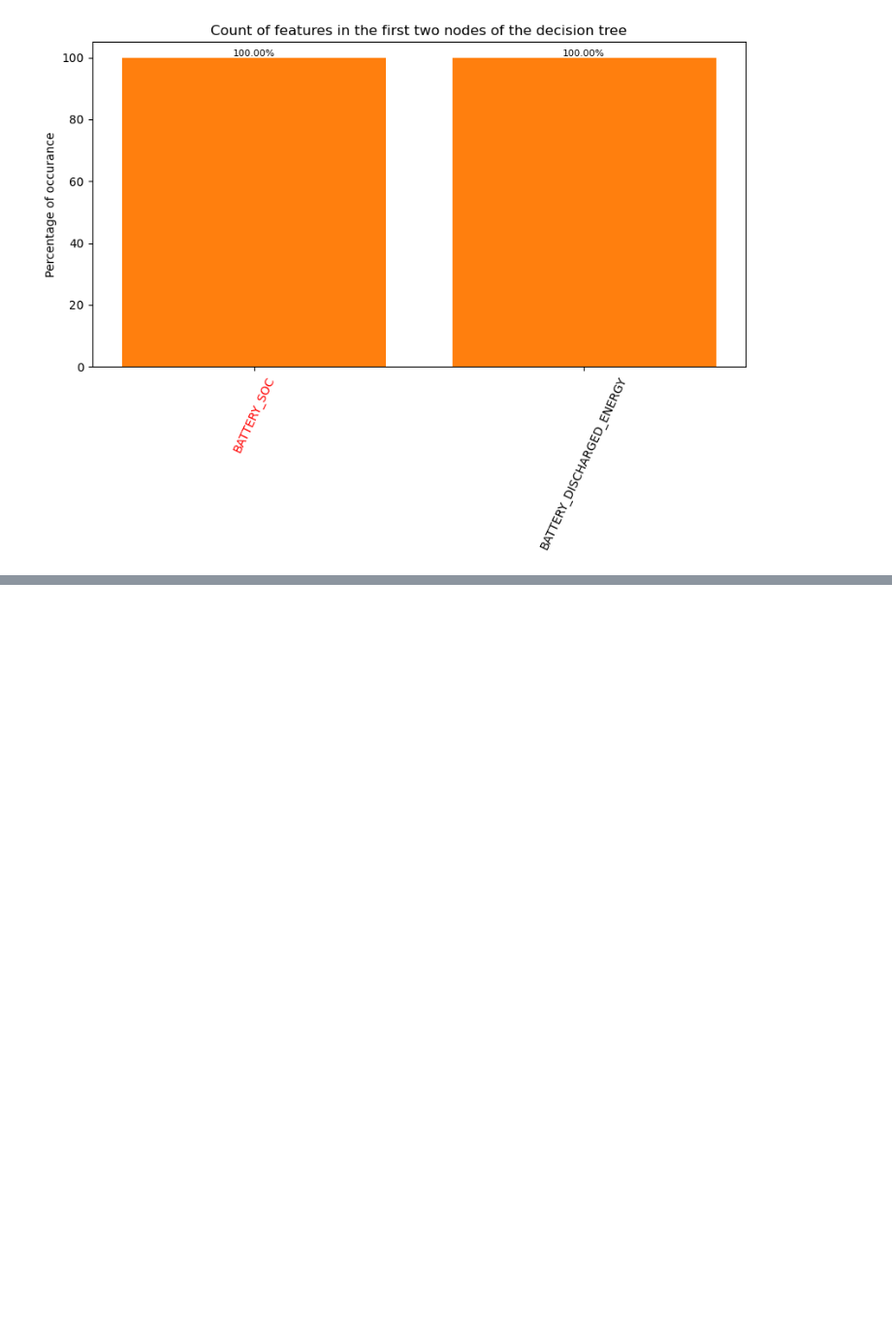
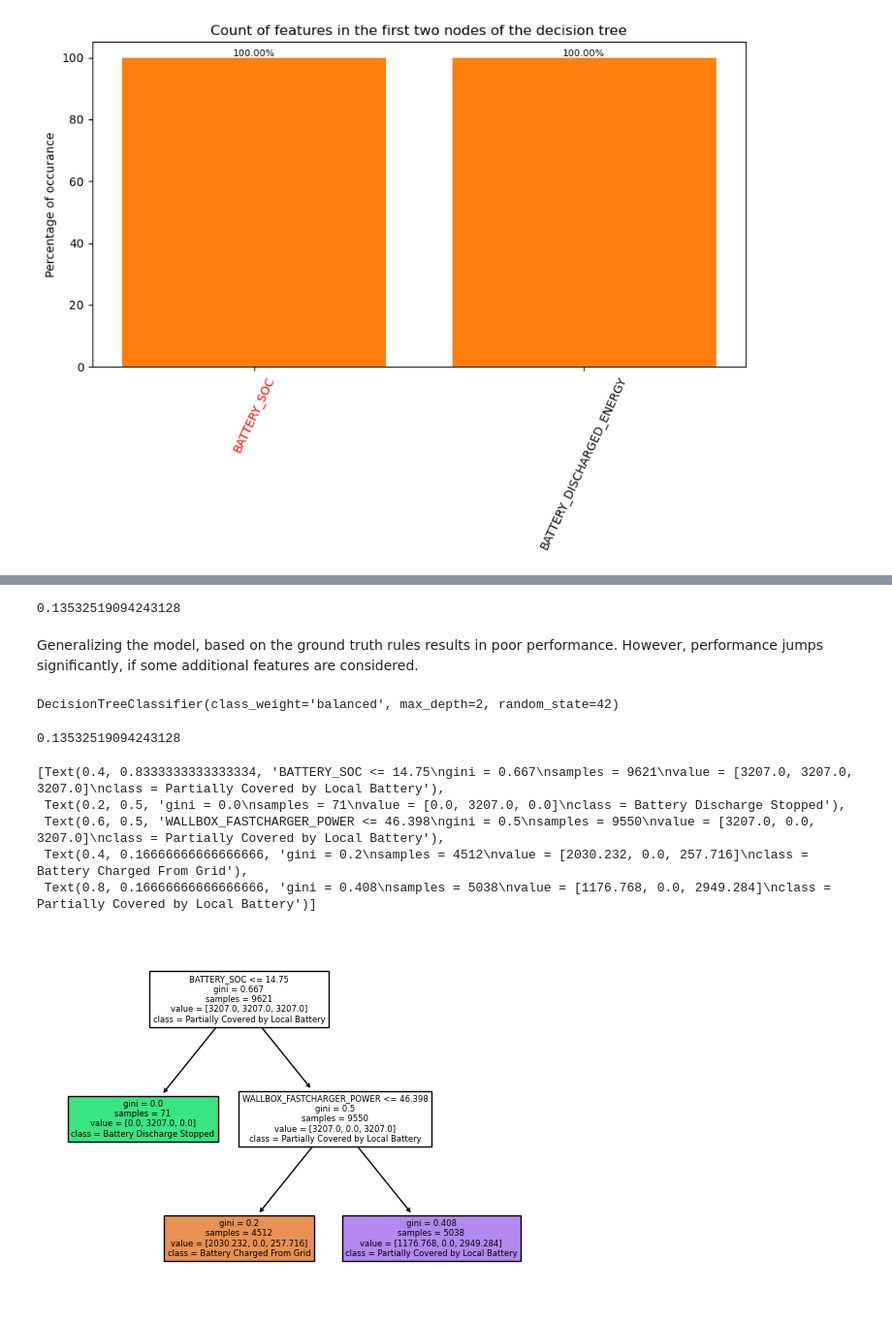
Before and after one commit to SanchoSamba/DS-project, a Jupyter notebook: Urh.ipynb, the cells around one changed output, grey strips where cells are left out. Shown at 97% size. Cells and saved outputs as stored; diff of their text form; code cells hidden in the pictures; blank space fills up the shorter version.

```diff
--- a/Urh.ipynb
+++ b/Urh.ipynb
@@ -245,7 +245,8 @@ def label_charging(row):
 # Apply the labeling function to create the new column "DRAWN_FROM"
 df_GT["DRAWN_FROM"] = df_GT.apply(label_charging, axis=1)
 # %%
-DROPPED_COLUMNS = ['DRAWN_FROM', '_time', 'GARAGE_EXTERNAL_POWER', 'POWER_SUPPLY', 'BATTERY_DISCHARGE_POWER', 'POWER_DEMAND_EXCEEDS_SUPPLY', 'POWER_EXCEEDS_LIMIT', 'POWER_DEMAND', 'WALLBOX_FASTCHARGER_POWER', 'WALLBOX_FASTCHARGER_ENERGY', 'WALLBOX_ALPHA_ENERGY', 'WALLBOX_ALPHA_POWER', 'BATTERY_CHARGED_ENERGY']
+DROPPED_COLUMNS = ['DRAWN_FROM', '_time', "BATTERY_DISCHARGED_ENERGY", 'GARAGE_EXTERNAL_POWER', 'POWER_SUPPLY', 'BATTERY_DISCHARGE_POWER', 'POWER_DEMAND_EXCEEDS_SUPPLY', 'POWER_EXCEEDS_LIMIT',
+                   'POWER_DEMAND', 'WALLBOX_FASTCHARGER_POWER', 'WALLBOX_FASTCHARGER_ENERGY', 'WALLBOX_ALPHA_ENERGY', 'WALLBOX_ALPHA_POWER', 'BATTERY_CHARGED_ENERGY']
 tree = DecisionTreeClassifier(random_state=42, max_depth=2, class_weight='balanced')
 y = df_GT['DRAWN_FROM']
 X = df_GT[['BATTERY_SOC']]     #.drop(DROPPED_COLUMNS, axis=1)
@@ -327,0 +339,29 @@ Percentage of trees where BATTERY_SOC is in at least one of the nodes: 100%. Cal
+# %%
+prediction = tree.predict(generalized_df[['BATTERY_SOC']])
+accuracy = accuracy_score(generalized_df['DRAWN_FROM'], prediction)
+display(accuracy)
+# %% [output]
+0.13532519094243128
+# %% [markdown]
+Generalizing the model, based on the ground truth rules results in poor performance. However, performance jumps significantly, if some additional features are considered.
+# %%
+y = df_GT['DRAWN_FROM']
+X = df_GT.drop(DROPPED_COLUMNS, axis=1)
+tree.fit(X, y)
+# %% [output]
+DecisionTreeClassifier(class_weight='balanced', max_depth=2, random_state=42)
+# %%
+prediction = tree.predict(generalized_df.drop(DROPPED_COLUMNS, axis=1))
+accuracy = accuracy_score(generalized_df['DRAWN_FROM'], prediction)
+display(accuracy)
+# %% [output]
+0.13532519094243128
+# %%
+plot_tree(tree, filled=True, feature_names=X.columns, class_names=['Battery Charged From Grid', 'Battery Discharge Stopped', 'Partially Covered by Local Battery'])
+# %% [output]
+[Text(0.4, 0.8333333333333334, 'BATTERY_SOC <= 14.75\ngini = 0.667\nsamples = 9621\nvalue = [3207.0, 3207.0, 3207.0]\nclass = Partially Covered by Local Battery'),
+ Text(0.2, 0.5, 'gini = 0.0\nsamples = 71\nvalue = [0.0, 3207.0, 0.0]\nclass = Battery Discharge Stopped'),
+ Text(0.6, 0.5, 'WALLBOX_FASTCHARGER_POWER <= 46.398\ngini = 0.5\nsamples = 9550\nvalue = [3207.0, 0.0, 3207.0]\nclass = Partially Covered by Local Battery'),
+ Text(0.4, 0.16666666666666666, 'gini = 0.2\nsamples = 4512\nvalue = [2030.232, 0.0, 257.716]\nclass = Battery Charged From Grid'),
+ Text(0.8, 0.16666666666666666, 'gini = 0.408\nsamples = 5038\nvalue = [1176.768, 0.0, 2949.284]\nclass = Partially Covered by Local Battery')]
+[figure, added]
```
Also changed, not shown: parts of 7 cells of this notebook.
